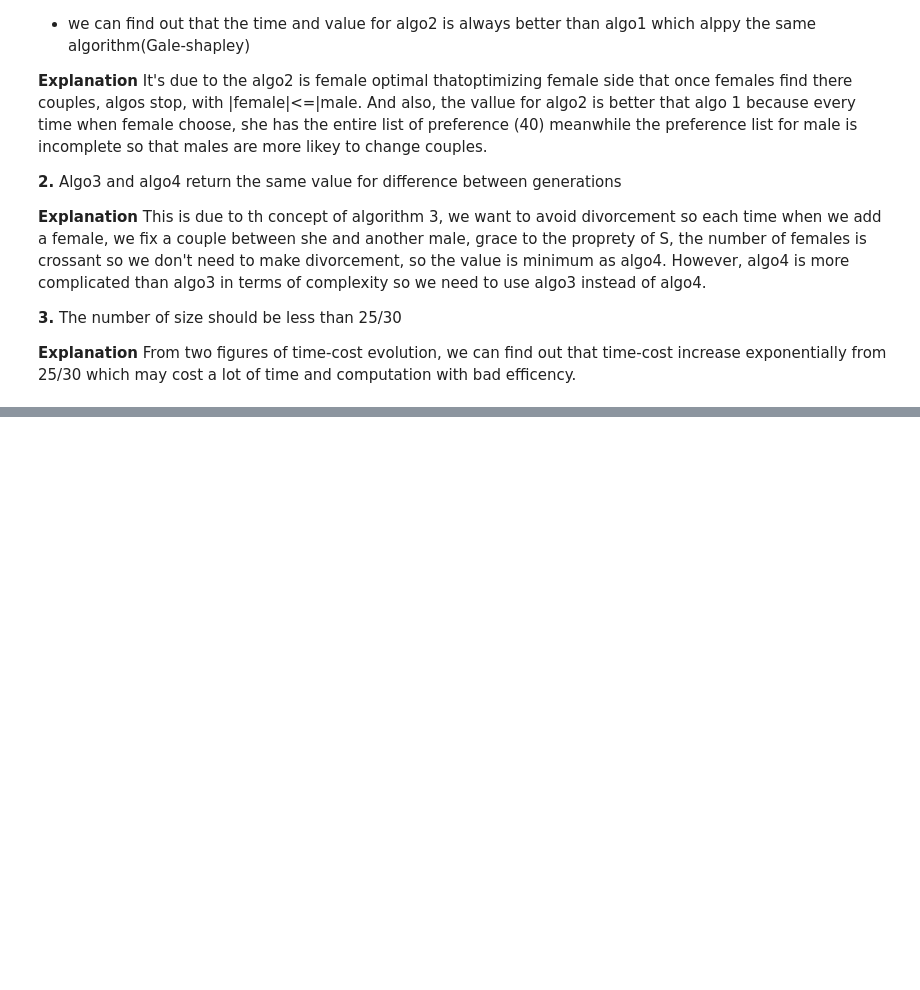
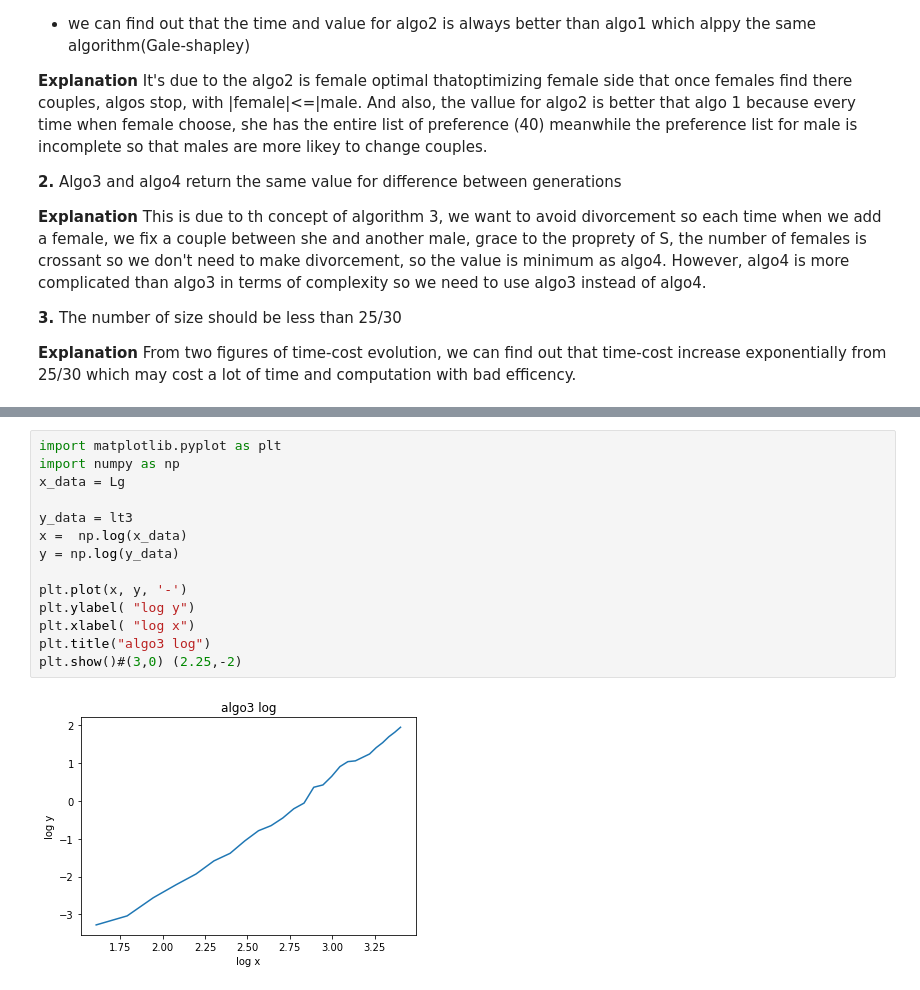
Before and after one commit to xinyuhuang97/projet_androide_sm, a Jupyter notebook: Projet_SM/results.ipynb, the cells around one changed output, grey strips where cells are left out. Saved outputs shown, nothing was run; the diff lists cells and outputs as text; blank space fills up the shorter version.

```diff
--- a/Projet_SM/results.ipynb
+++ b/Projet_SM/results.ipynb
@@ -664,0 +704,16 @@ For the test in the situation : number male->max, number female from 1 to max, w
+# %%
+import matplotlib.pyplot as plt
+import numpy as np
+x_data = Lg
+
+y_data = lt3
+x =  np.log(x_data)
+y = np.log(y_data)
+
+plt.plot(x, y, '-')
+plt.ylabel( "log y")
+plt.xlabel( "log x")
+plt.title("algo3 log")
+plt.show()#(3,0) (2.25,-2)
+# %% [output]
+[figure, added]
```
Also changed, not shown: parts of 8 cells of this notebook, 9 other files.
